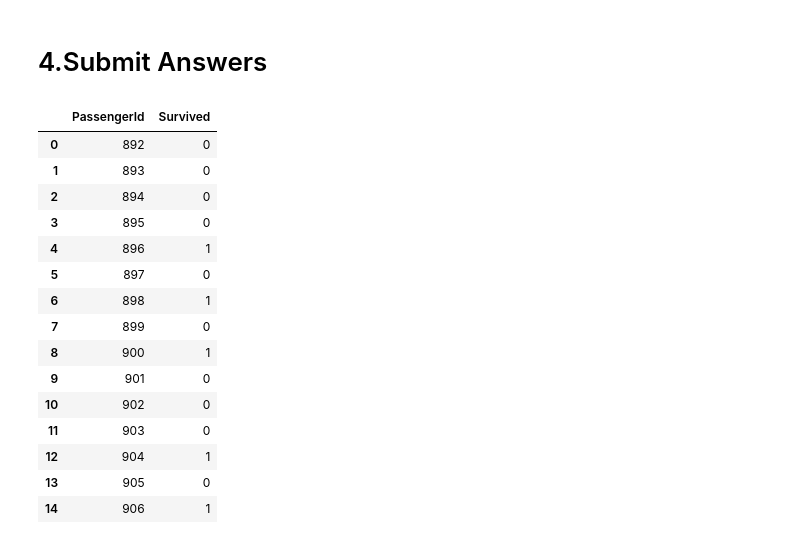
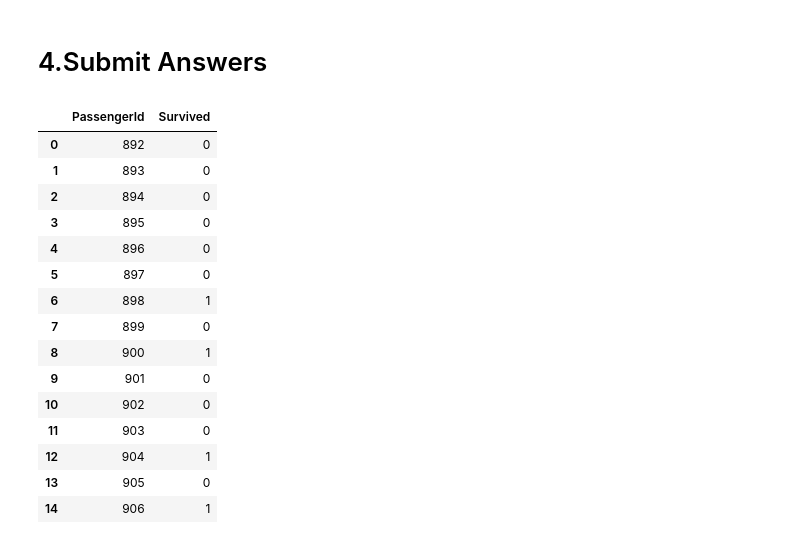
Before and after one commit to Sadeqsoli/ClassicTitanic, a Jupyter notebook: classic-titanic.ipynb, the cells around one changed output. Saved outputs shown, nothing was run; the diff lists cells and outputs as text; code cells hidden in the pictures.

Commit message:
Kaggle Notebook | Classic_Titanic | Version 9

```diff
--- a/classic-titanic.ipynb
+++ b/classic-titanic.ipynb
@@ -329,7 +329,7 @@ Name: PassengerId, Length: 418, dtype: int64
 newTrain = train
 newTest = test
 # Feature selection
-drop_elements = ['PassengerId', 'Name', 'Ticket', 'Cabin','SibSp']
+drop_elements = ['PassengerId', 'Name', 'Ticket', 'Cabin','SibSp','Parch']
 
 survived_train = newTrain['Survived']
 
@@ -340,6 +340,7 @@ newTrain = newTrain.drop(drop_elements, axis = 1)
 newTest  = newTest.drop(drop_elements, axis = 1)
 
 print(newTrain.info())
+print(newTest.info())
 # %% [output]
 <class 'pandas.core.frame.DataFrame'>
 RangeIndex: 891 entries, 0 to 890
@@ -423,19 +402,19 @@ array([0, 0, 0, 0, 1, 0, 1, 0, 1, 0, 0, 0, 1, 0, 1, 1, 0, 0, 1, 1, 0, 0,
 # %% [markdown]
 # 3.3.XGBosst Classifier [Predicted(%00)]
 # %%
-# gbm = xgb.XGBClassifier(
-#     #learning_rate = 0.02,
-#  n_estimators= 2000,
-#  max_depth= 4,
-#  min_child_weight= 2,
-#  #gamma=1,
-#  gamma=0.9,
-#  subsample=0.8,
-#  colsample_bytree=0.8,
-#  objective= 'binary:logistic',
-#  nthread= -1,
-#  scale_pos_weight=1).fit(train, survived_train)
+gbm = xgb.XGBClassifier(
+    #learning_rate = 0.02,
+ n_estimators= 2000,
+ max_depth= 4,
+ min_child_weight= 2,
+ #gamma=1,
+ gamma=0.9,
+ subsample=0.8,
+ colsample_bytree=0.8,
+ objective= 'binary:logistic',
+ nthread= -1,
+ scale_pos_weight=1).fit(newTrain, survived_train)
 
-# #Try to get the pridiction from the train data
-# predictions = gbm.predict(test)
-# predictions
+#Try to get the pridiction from the train data
+predictions = gbm.predict(newTest)
+predictions
@@ -444,16 +443,16 @@ array([0, 0, 0, 0, 1, 0, 1, 0, 1, 0, 0, 0, 1, 0, 1, 1, 0, 0, 1, 1, 0, 0,
 # %%
 df_predictions = pd.DataFrame()
 df_predictions['PassengerId'] = pd.Series(testPassengerIds.T.values)
 df_predictions['Survived'] = pd.Series(predictions)
-df_predictions.to_csv("5th_ClassicTitanic_Attempt.csv", sep=',', index=False)
+df_predictions.to_csv("6th_ClassicTitanic_Attempt.csv", sep=',', index=False)
 df_predictions.head(15)
 # %% [output]
 |  | PassengerId | Survived |
 | 0 | 892 | 0 |
 | 1 | 893 | 0 |
 | 2 | 894 | 0 |
 | 3 | 895 | 0 |
-| 4 | 896 | 1 |
+| 4 | 896 | 0 |
 | 5 | 897 | 0 |
 | 6 | 898 | 1 |
 | 7 | 899 | 0 |
```
Also changed, not shown: parts of 4 cells of this notebook.
